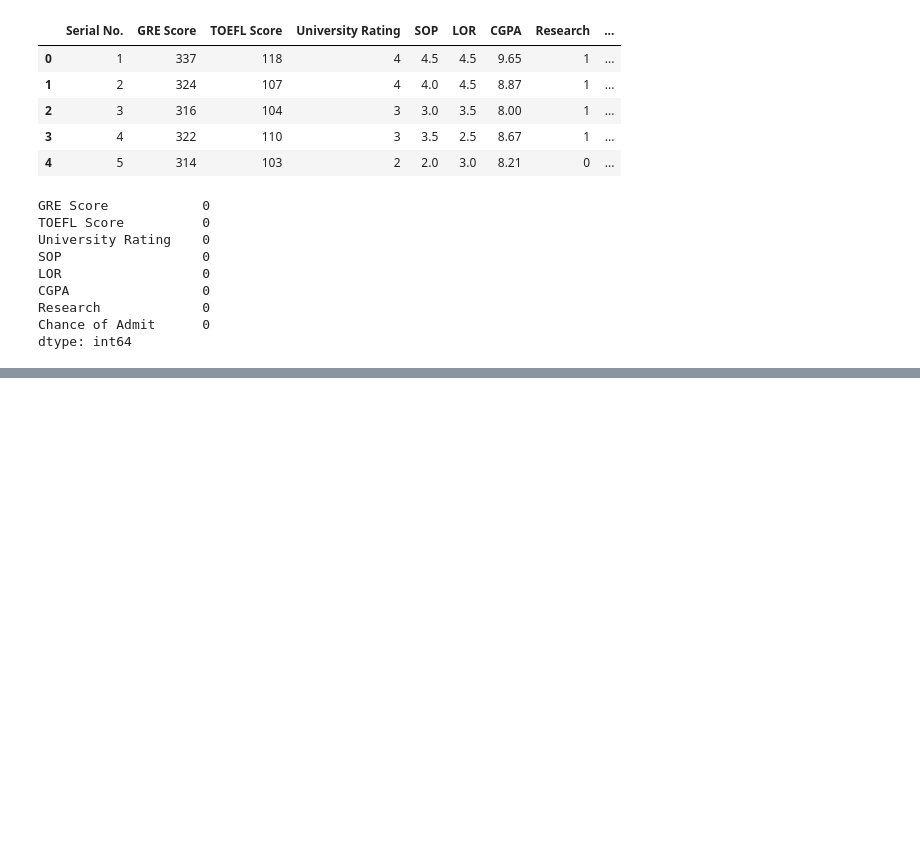
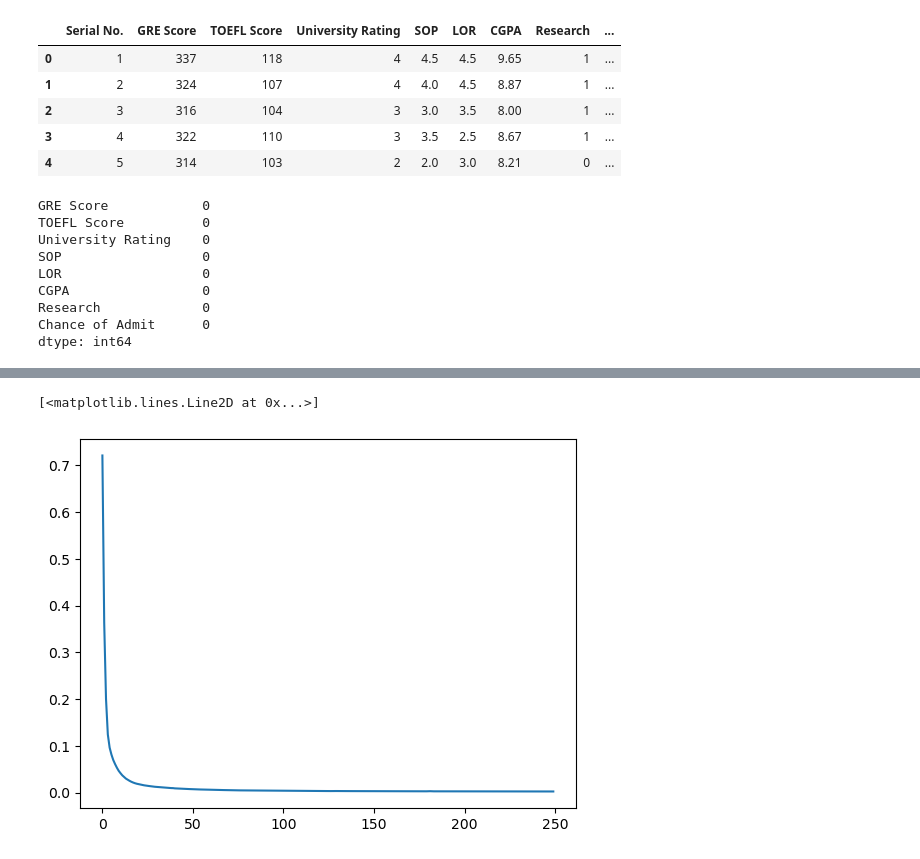
Before and after one commit to Tamzzzzid/Learning_DL, a Jupyter notebook: Perceptron/practise3.ipynb, the cells around one changed output, grey strips where cells are left out. Saved outputs shown, nothing was run; the diff lists cells and outputs as text; code cells hidden in the pictures; blank space fills up the shorter version.

```diff
--- a/Perceptron/practise3.ipynb
+++ b/Perceptron/practise3.ipynb
@@ -47,8 +47,8 @@ from keras import Sequential
 from keras.layers import Dense
 # %%
 mod=Sequential()
-mod.add(Dense(128,activation='relu',input_dim=7))
-mod.add(Dense(64,activation='relu'))
+mod.add(Dense(18,activation='relu',input_dim=7))
+mod.add(Dense(8,activation='relu'))
 mod.add(Dense(1,activation='linear'))
 # %%
 mod.summary()
@@ -69,4 +71,4 @@ Model: "sequential"
 # %%
-mod.compile(loss='mean_squared_loss',optimizer='Adam')
+mod.compile(loss='mean_squared_error',optimizer='Adam')
 # %%
-sv=mod.fit(xtrain,ytrain,epochs=40)
+sv=mod.fit(xtrain,ytrain,epochs=250)
@@ -72,0 +100,5 @@ sv=mod.fit(xtrain,ytrain,epochs=40)
+# %%
+plt.plot(sv.history['loss'])
+# %% [output]
+[<matplotlib.lines.Line2D at 0x...>]
+[figure, added]
```
Also changed, not shown: parts of 5 cells of this notebook.
